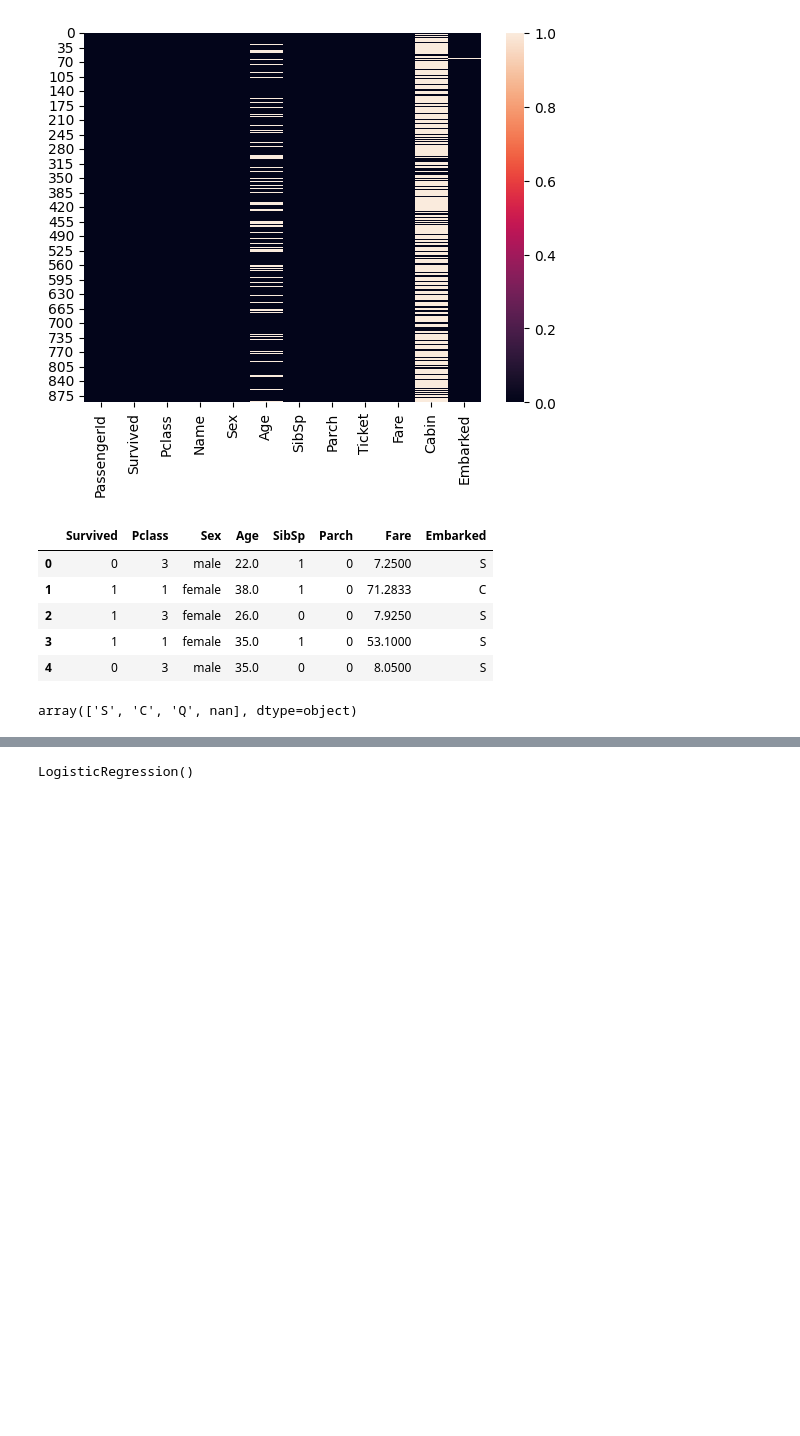
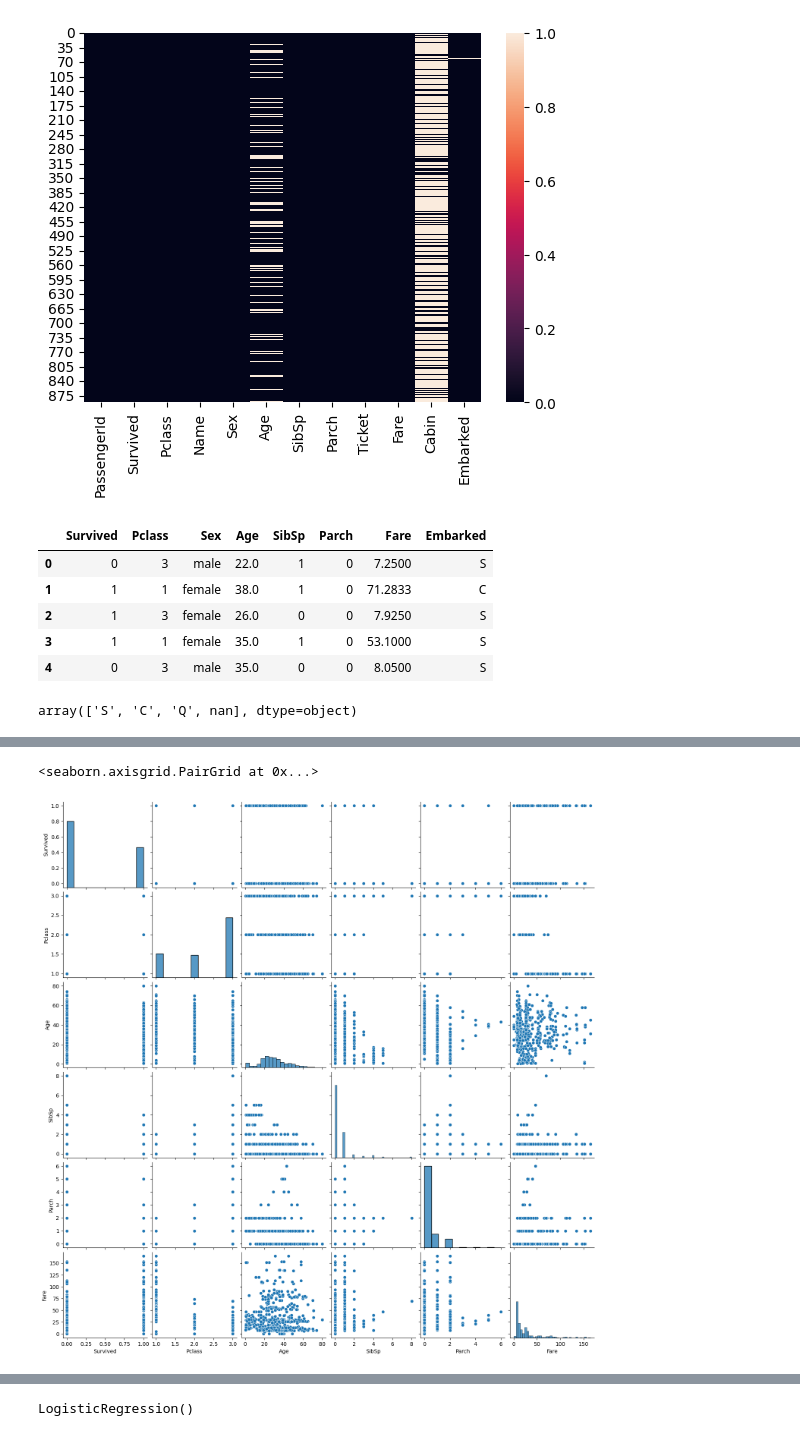
Before and after one commit to stoicsapien1/Titanic_Survival_Prediction, a Jupyter notebook: Titanic Survival Prediction.ipynb, the cells around one changed output, grey strips where cells are left out. Saved outputs shown, nothing was run; the diff lists cells and outputs as text; code cells hidden in the pictures; blank space fills up the shorter version.

```diff
--- a/Titanic Survival Prediction.ipynb
+++ b/Titanic Survival Prediction.ipynb
@@ -66,3 +81,8 @@ df["Embarked"]=df["Embarked"].fillna(df["Embarked"].mode()[0])
+# %%
+sns.pairplot(df)
+# %% [output]
+<seaborn.axisgrid.PairGrid at 0x...>
+[figure, added]
 # %%
 df.isnull().sum()
 # %% [output]
```
Also changed, not shown: parts of 23 cells of this notebook, 6 other files.
